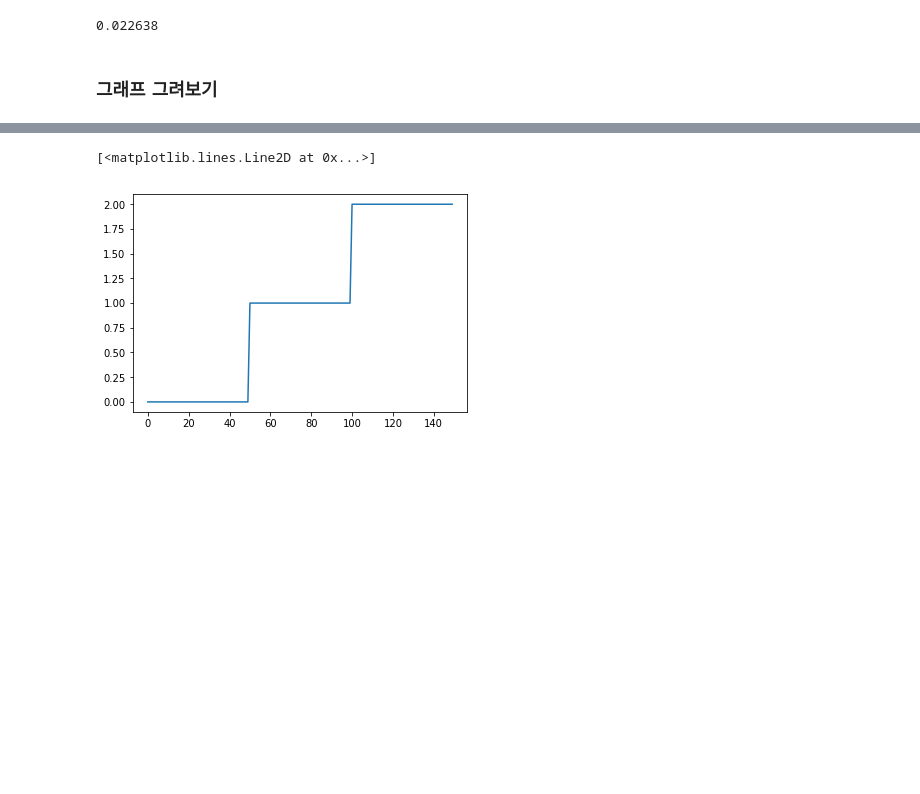
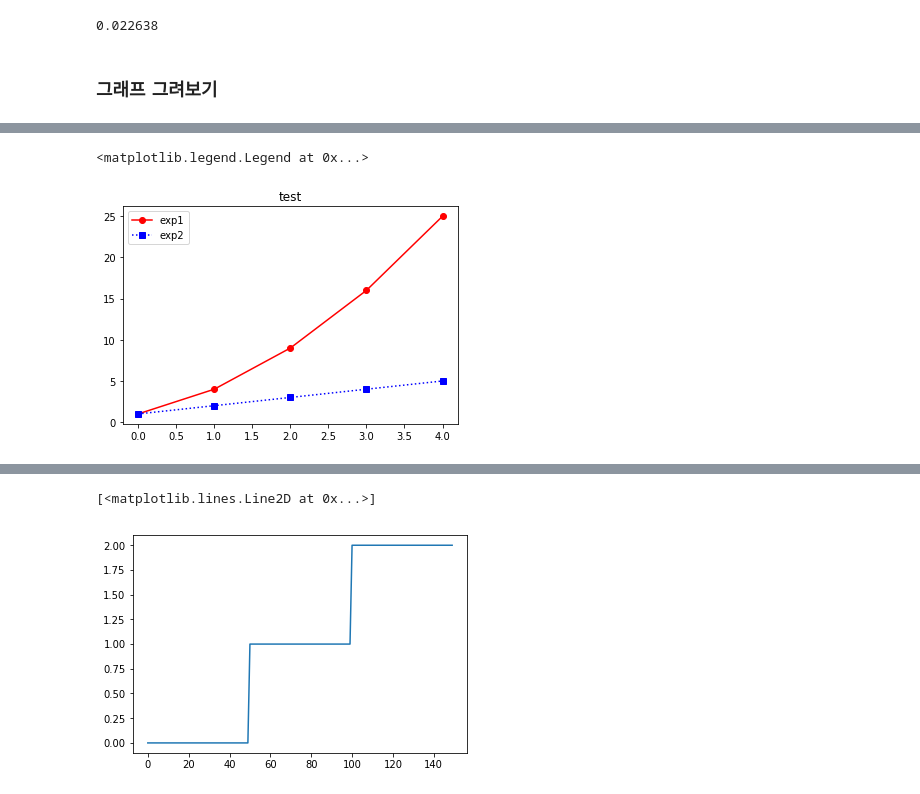
Before and after one commit to gubosd/lecture13, a Jupyter notebook: 데이터분석/02_numpy_01_기본.ipynb, the cells around one changed output, grey strips where cells are left out. Drawn from its saved outputs; the diff is of its cells as text; code cells hidden in the pictures; blank space fills up the shorter version.

```diff
--- a/데이터분석/02_numpy_01_기본.ipynb
+++ b/데이터분석/02_numpy_01_기본.ipynb
@@ -1433,0 +1504,8 @@ import matplotlib.pyplot as plt
+# %%
+plt.plot([1,4,9,16,25], 'ro-') # r: red, o : circle, -: strait line
+plt.plot([1,2,3,4,5], 'bs:')
+plt.title('test')
+plt.legend(['exp1', 'exp2'])
+# %% [output]
+<matplotlib.legend.Legend at 0x...>
+[figure, added]
```
Also changed, not shown: parts of 25 cells of this notebook, 1 other file.
